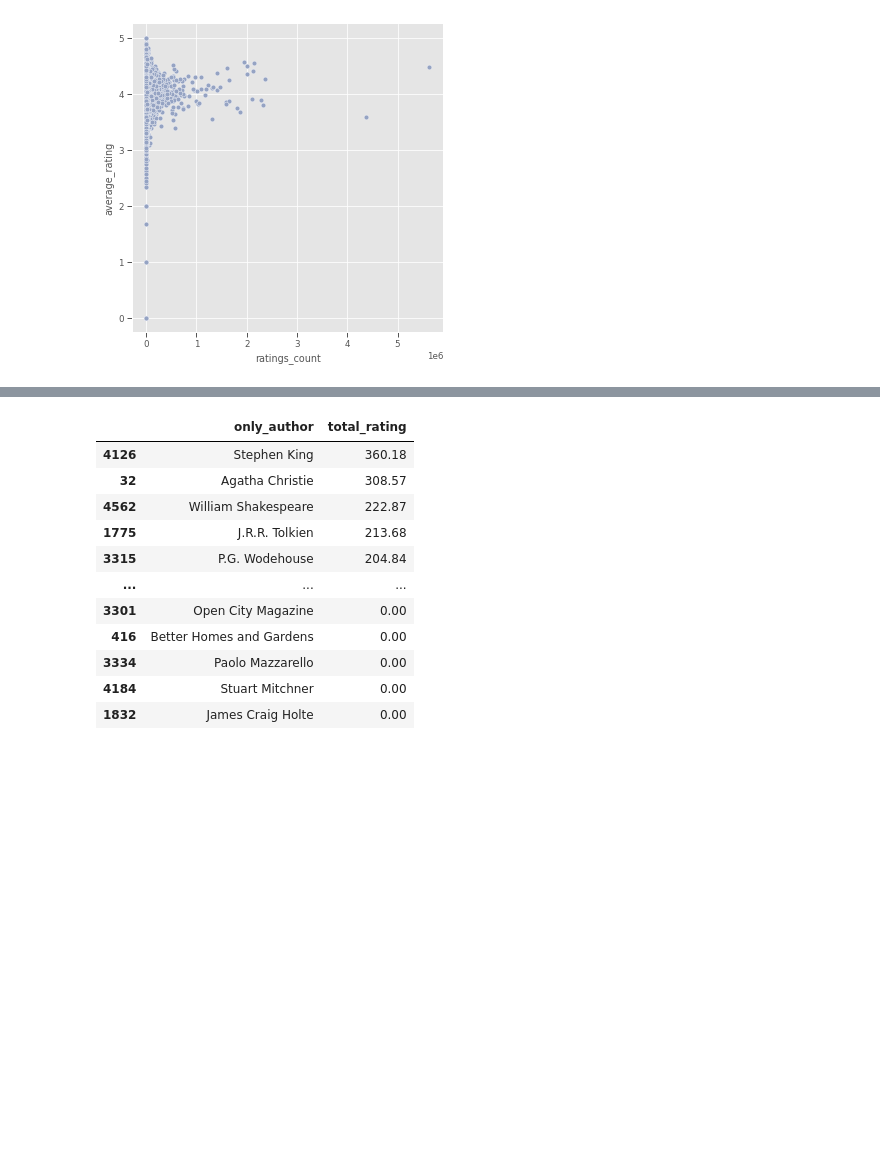
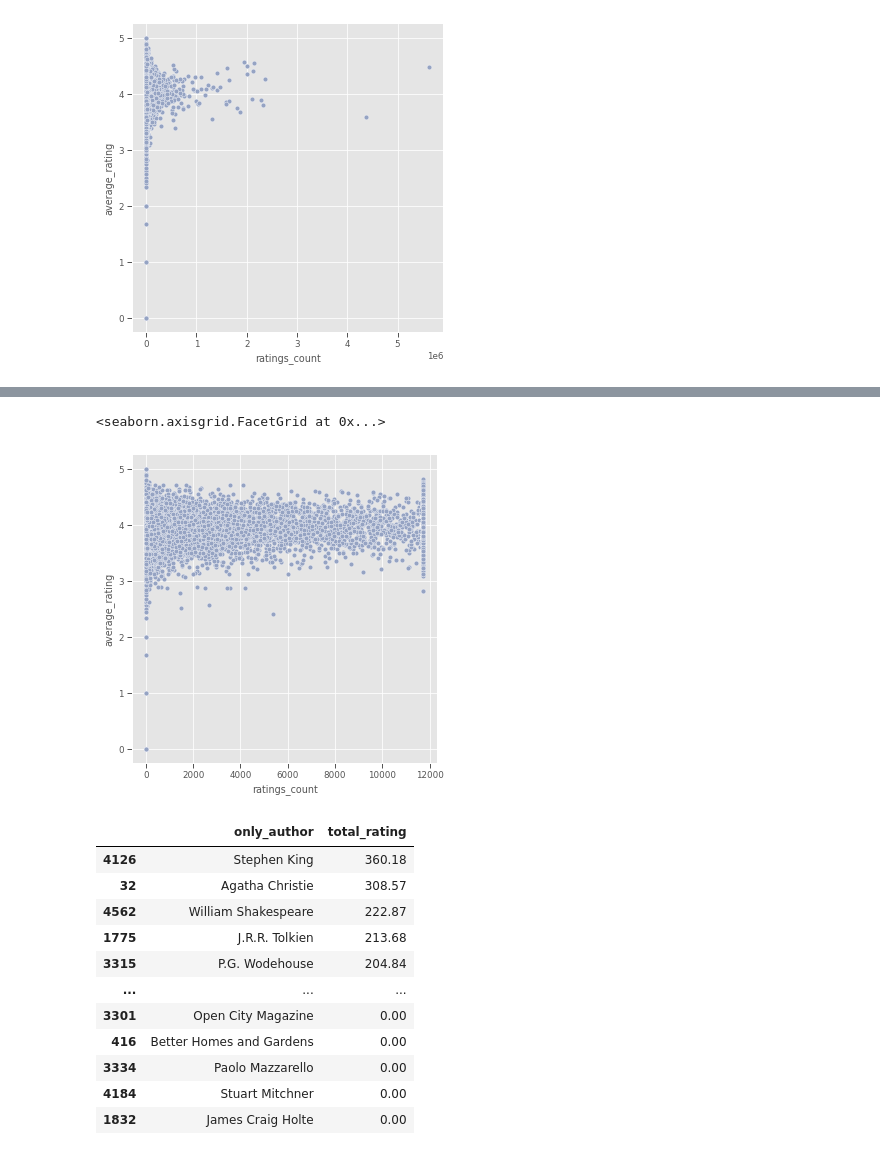
Before and after one commit to sajjad5221/book-recommendation, a Jupyter notebook: book_recommendation.ipynb, the cells around one changed output, grey strips where cells are left out. Saved outputs shown, nothing was run; the diff lists cells and outputs as text; code cells hidden in the pictures; blank space fills up the shorter version.

```diff
--- a/book_recommendation.ipynb
+++ b/book_recommendation.ipynb
@@ -157,3 +169,13 @@ sns.relplot(x = "ratings_count", y = "average_rating",color = '#95a3c3', data =
+# %%
+q3, q1 = np.percentile(df.ratings_count, [75 ,25])
+iqr = q3 - q1
+df.ratings_count[df.ratings_count < q1 - 1.5 * iqr] = q1 - 1.5 * iqr
+df.ratings_count[df.ratings_count > q3 + 1.5 * iqr] = q3 + 1.5 * iqr
+# %%
+sns.relplot(x = "ratings_count", y = "average_rating",color = '#95a3c3', data = df)
+# %% [output]
+<seaborn.axisgrid.FacetGrid at 0x...>
+[figure, added]
 # %%
 new_data = df.copy()
 def fun_only_author(text):
```
Also changed, not shown: parts of 9 cells of this notebook.
